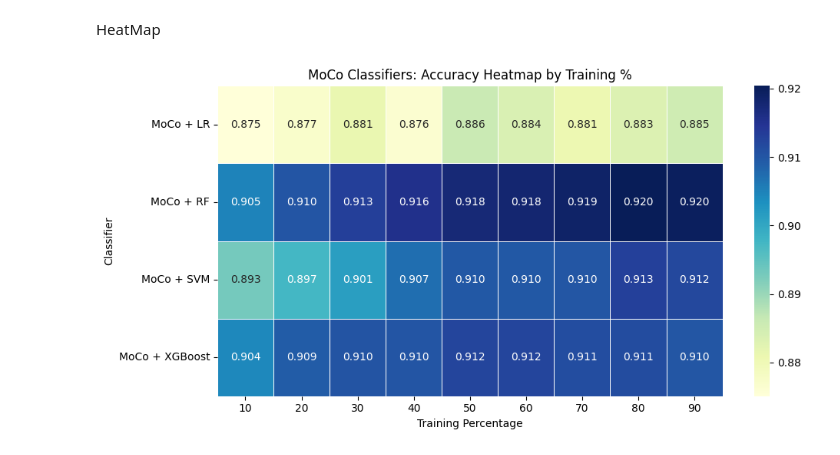
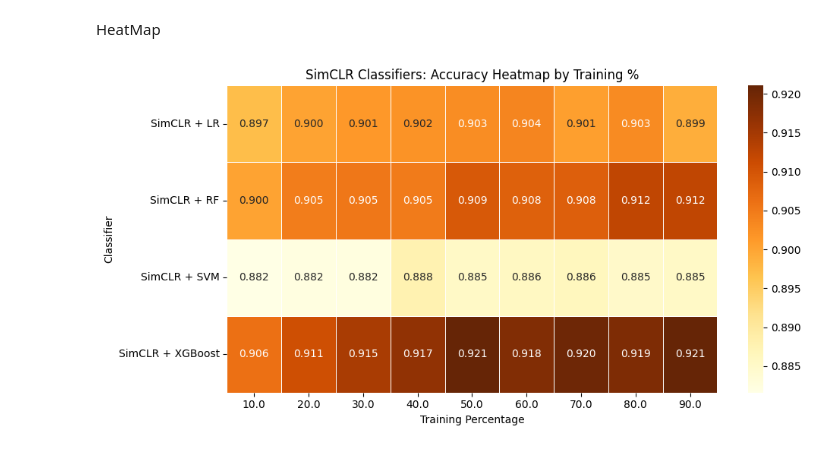
Before and after one commit to shuvookd/Thesis_MSc, a Jupyter notebook: comparison-output-final.ipynb, the cells around one changed output. Drawn from its saved outputs; the diff is of its cells as text; code cells hidden in the pictures.

Commit message:
Kaggle Notebook | Comparison_Output_Final | Version 2

```diff
--- a/comparison-output-final.ipynb
+++ b/comparison-output-final.ipynb
@@ -177,0 +220,33 @@ plt.show()
+# %%
+def extract_best(df, name):
+    best = df.groupby(['train_pct', 'test_pct'], group_keys=False).apply(
+        lambda g: g.loc[g['accuracy'].idxmax()]
+    ).reset_index(drop=True)
+    best['model'] = name
+    return best[['train_pct', 'test_pct', 'accuracy', 'model']]
+# %%
+# Apply after fixes
+rf_best = extract_best(simclr_rf, 'SimCLR + RF')
+lr_best = extract_best(simclr_lr, 'SimCLR + LR')
+svm_best = extract_best(simclr_svm, 'SimCLR + SVM')
+xgb_best = extract_best(simclr_xgb, 'SimCLR + XGBoost')
+
+# Combine and plot
+simclr_all = pd.concat([rf_best, lr_best, svm_best, xgb_best], ignore_index=True)
+simclr_all.sort_values(by=['model', 'train_pct'], inplace=True)
+
+import matplotlib.pyplot as plt
+import seaborn as sns
+
+# Use the final cleaned & combined simclr_all from earlier
+# (contains train_pct, accuracy, and model for RF, LR, SVM, XGBoost)
+
+plt.figure(figsize=(10, 6))
+sns.lineplot(data=simclr_all, x='train_pct', y='accuracy', hue='model', marker='o')
+
+plt.title('SimCLR Accuracy Comparison with Different Classifiers')
+plt.xlabel('Training Percentage')
+plt.ylabel('Best Accuracy')
+plt.grid(True)
+plt.tight_layout()
+plt.show()
@@ -179,15 +284,16 @@ plt.show()
 HeatMap
 # %%
 # Pivot table
-pivot = moco_all.pivot_table(index='model', columns='train_pct', values='accuracy')
+pivot_simclr = simclr_all.pivot_table(index='model', columns='train_pct', values='accuracy')
 
 # Plot heatmap
 plt.figure(figsize=(10, 5))
-sns.heatmap(pivot, annot=True, fmt=".3f", cmap="YlGnBu", linewidths=0.5)
-plt.title("MoCo Classifiers: Accuracy Heatmap by Training %")
+sns.heatmap(pivot_simclr, annot=True, fmt=".3f", cmap="YlOrBr", linewidths=0.5)
+
+plt.title("SimCLR Classifiers: Accuracy Heatmap by Training %")
 plt.xlabel("Training Percentage")
 plt.ylabel("Classifier")
 plt.tight_layout()
 plt.show()
 # %% [output]
-[figure, old version]
+[figure, new version]
```
Also changed, not shown: parts of 22 cells of this notebook.
